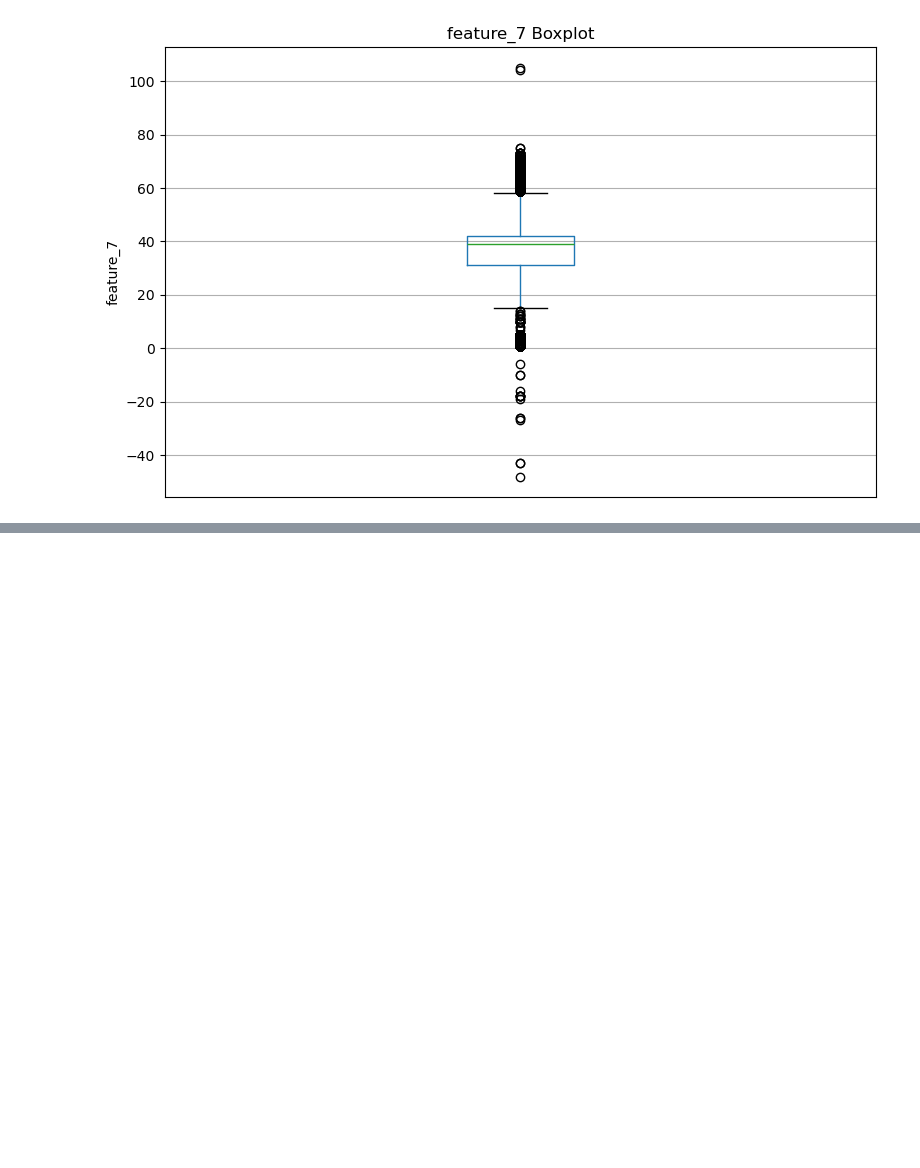
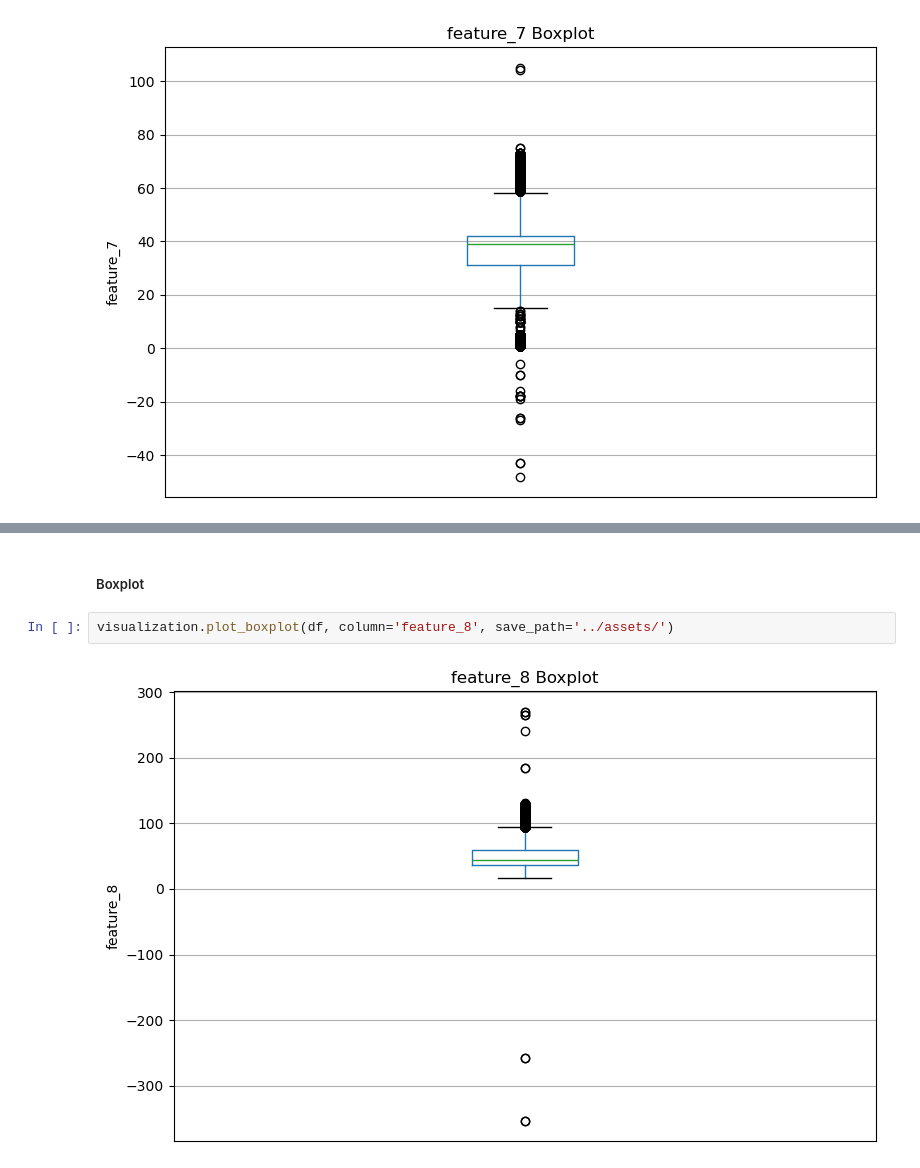
Before and after one commit to Daniyaliranmehr/Neural-Network-Training-Techniques, a Jupyter notebook: notebooks/01_data_preparation.ipynb, the cells around one changed output, grey strips where cells are left out. Drawn from its saved outputs; the diff is of its cells as text; blank space fills up the shorter version.

```diff
--- a/notebooks/01_data_preparation.ipynb
+++ b/notebooks/01_data_preparation.ipynb
@@ -203,0 +212,6 @@ visualization.plot_boxplot(df, column='feature_7', save_path='../assets/')
+# %% [markdown]
+##### Boxplot
+# %%
+visualization.plot_boxplot(df, column='feature_8', save_path='../assets/')
+# %% [output]
+[figure, added]
```
Also changed, not shown: parts of 3 cells of this notebook, 3 other files.
